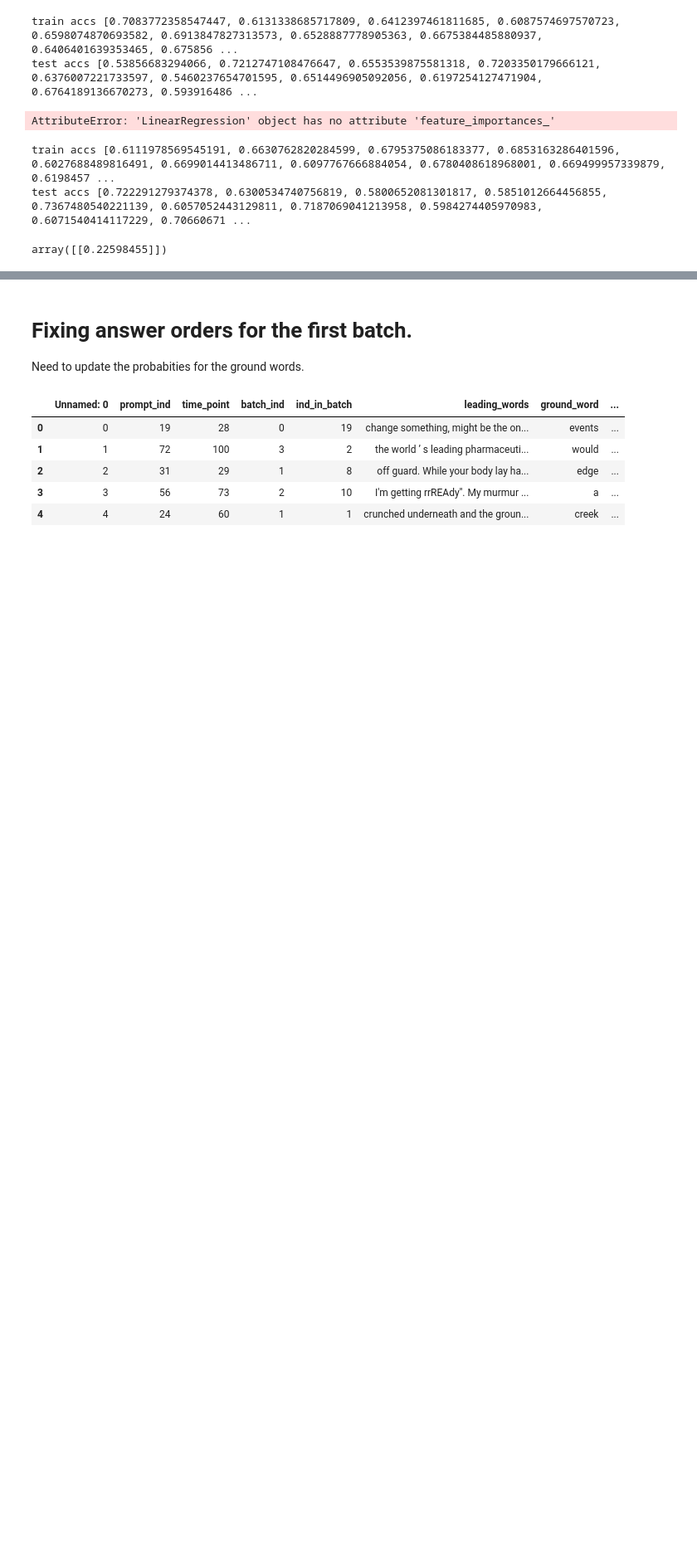
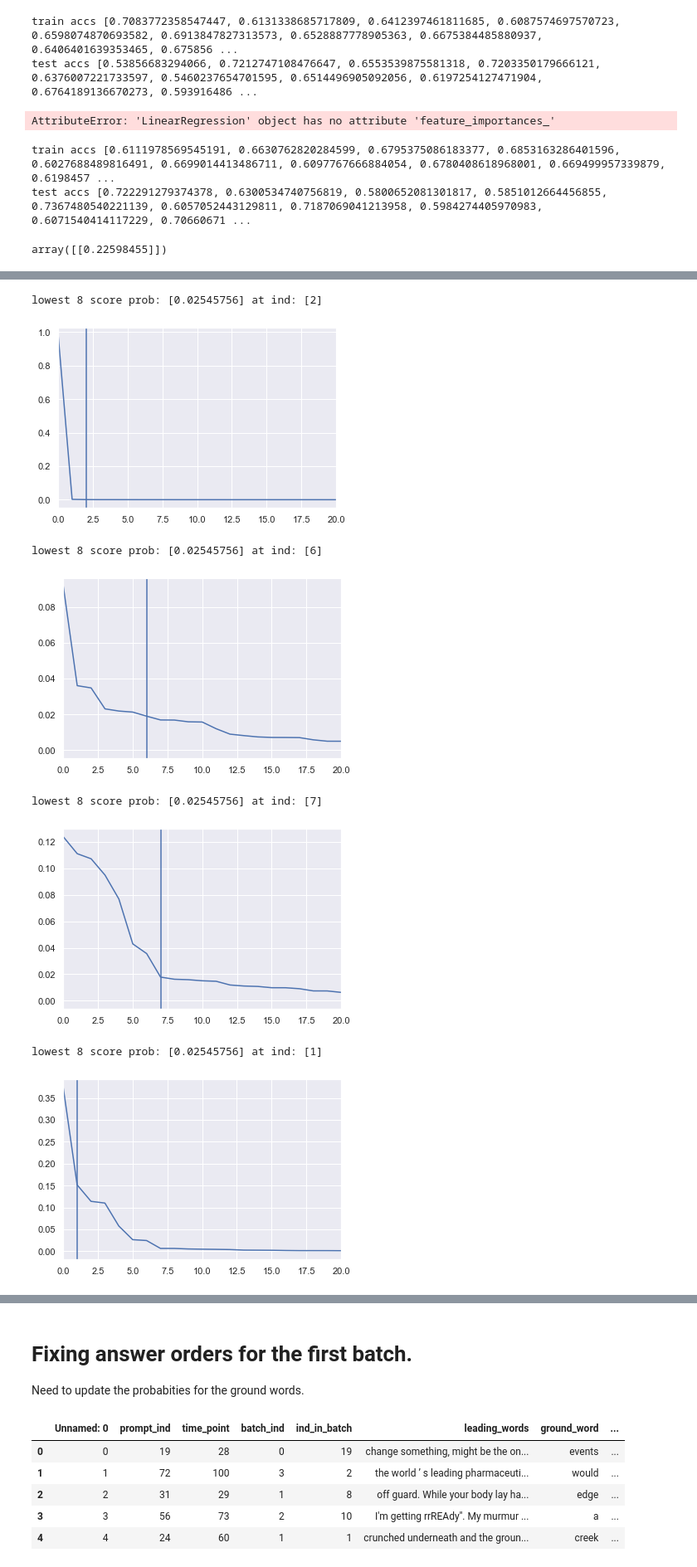
Before and after one commit to TrentBrick/tail-sampling, a Jupyter notebook: AnalyzeMTurk.ipynb, the cells around one changed output, grey strips where cells are left out. Shown at 83% size. Drawn from its saved outputs; the diff is of its cells as text; code cells hidden in the pictures; blank space fills up the shorter version.

Commit message:
promising tail placement to explain the differences in reasonableness

```diff
--- a/AnalyzeMTurk.ipynb
+++ b/AnalyzeMTurk.ipynb
@@ -910,0 +1054,20 @@ array([[0.22598455]])
+# %%
+batch_size=25
+num_batches=4
+prompt_length=100
+generated_length=150
+tot_len = prompt_length+generated_length
+
+import encoder
+from decodeLogits import *
+model_name='774M' #345M
+models_dir='../gpt-2/models'
+enc = encoder.get_encoder(model_name, models_dir)
+
+prompts=pd.read_csv('test_dataframe_500primer.csv')
+# %%
+gpt_out_path = 'gpt-2_output/'
+additional_path = '-model_774M-seed_27'#''
+#all_perps = pickle.load( gzip.open(gpt_out_path+'all_perplexities_perplexity_scores_for_the_dataset_Human_StoryPrompts_Completion.csv'+additional_path+'.pickle.gz', 'rb'))
+all_logits = pickle.load( gzip.open(gpt_out_path+'all_logits_perplexity_scores_for_the_dataset_Human_StoryPrompts_Completion.csv'+additional_path+'.pickle.gz', 'rb')) # needed to get the probabilities
+text = pickle.load( gzip.open(gpt_out_path+'all_text_perplexity_scores_for_the_dataset_Human_StoryPrompts_Completion.csv'+additional_path+'.pickle.gz', 'rb'))
@@ -910,0 +1122,47 @@ array([[0.22598455]])
+# %%
+n_ans_ords = []
+for m_deets_ind, q_turk in enumerate(meta_deets):
+
+    if 8 not in y[m_deets_ind]:
+        continue
+
+    q_score = y[m_deets_ind]
+    q_prob = x[m_deets_ind]
+
+    #temp_ans = []
+    ind = q_turk[0]
+    if q_turk[1] == 1:
+        sps_loc = df1.loc[ind, ['batch_ind', 'ind_in_batch', 'time_point'] ]
+    elif q_turk[1] == 2:
+        sps_loc = df2.loc[ind, ['batch_ind', 'ind_in_batch', 'time_point'] ]
+
+    b_ind, ind_in_b,tp = sps_loc['batch_ind'], sps_loc['ind_in_batch'],sps_loc['time_point']
+    text_tp = tp + prompt_length+1
+    sps = softmax(-np.sort(-all_logits[b_ind][ind_in_b, tp, :]))
+    ground_token = text[b_ind][ind_in_b][text_tp]
+
+    eight_inds = np.where(q_score==8)[0]
+    min_eight_prob = np.min(q_prob[eight_inds])
+
+    plt.plot(np.arange(len(sps)), sps)
+    plt.xlim([0,20])
+    sps_ind = np.where(sps==min_eight_prob)[0]
+    if len(sps_ind)>0:
+        plt.axvline(sps_ind)
+
+    print('lowest 8 score prob:', y_val, 'at ind:', sps_ind)
+
+    # plot where TFS and Nuc would go. Overall this looks v promising!
+
+    plt.show()
+
+    #for probs in x_ml[m_deets_ind]
+# %% [output]
+lowest 8 score prob: [0.02545756] at ind: [2]
+[figure, added]
+lowest 8 score prob: [0.02545756] at ind: [6]
+[figure, added]
+lowest 8 score prob: [0.02545756] at ind: [7]
+[figure, added]
+lowest 8 score prob: [0.02545756] at ind: [1]
+[figure, added]
```
Also changed, not shown: parts of 25 cells of this notebook.
